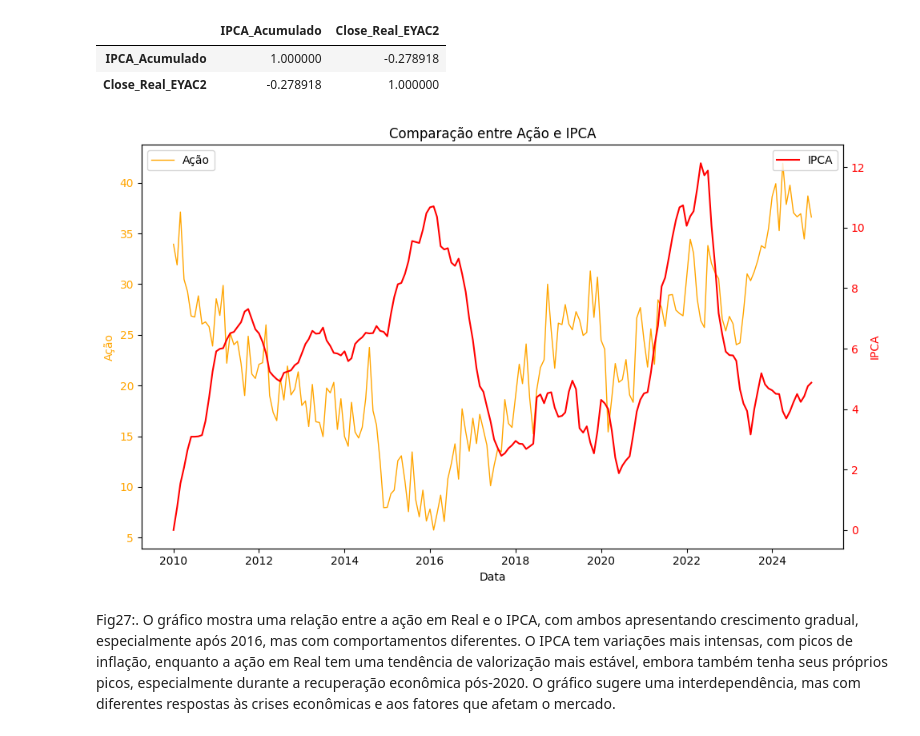
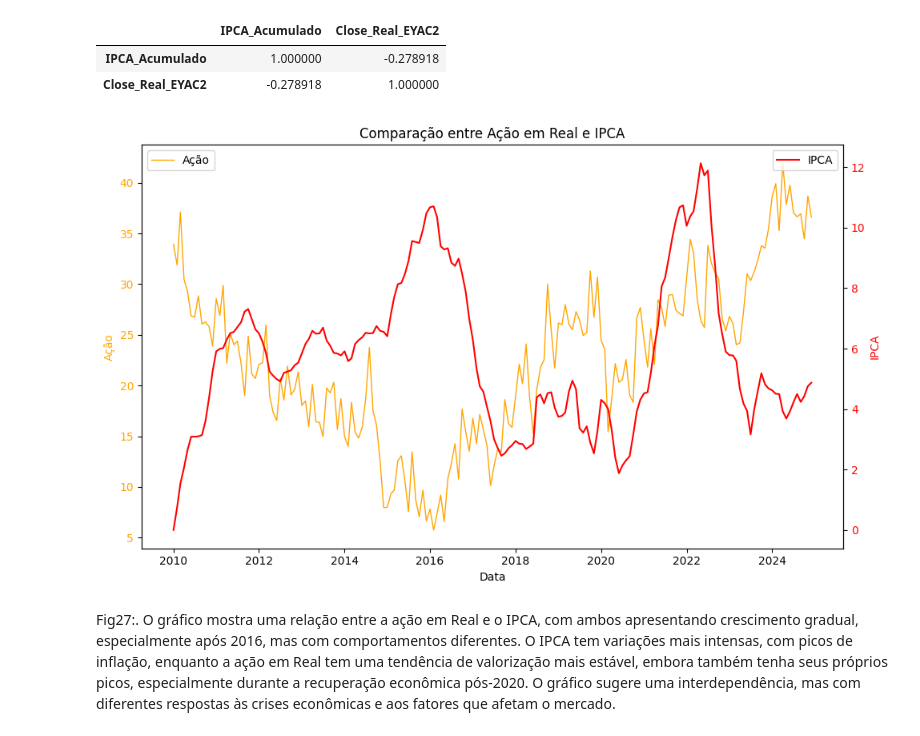
Before and after one commit to Juanpcsdev/Oil-Stock-Project, a Jupyter notebook: Notebooks/Analise/AnaliseExploratoria.ipynb, the cells around one changed output. Cells and saved outputs as stored; diff of their text form; code cells hidden in the pictures.

```diff
--- a/Notebooks/Analise/AnaliseExploratoria.ipynb
+++ b/Notebooks/Analise/AnaliseExploratoria.ipynb
@@ -642,24 +549,24 @@ df_mean[['IPCA_Acumulado','Close_Real_EYAC2']].corr(method='pearson')
 # %%
 fig, ax1 = plt.subplots(figsize=(10, 6))
 
 #Ibovespa
 ax1.set_xlabel('Data')
 ax1.set_ylabel('Ação', color='orange')
 ax1.plot(df_mean['Date'], df_mean['Close_Real_EYAC2'], color='orange', label='Ação', linewidth=1)
 ax1.tick_params(axis='y', labelcolor='orange')
 plt.legend()
 #IPCA
 ax2 = ax1.twinx()
 ax2.set_ylabel('IPCA', color='red')
 ax2.plot(df_mean['Date'], df_mean['IPCA_Acumulado'], color='red', alpha=1, label='IPCA')
 ax2.tick_params(axis='y', labelcolor='red')
 
 plt.legend()
-plt.title('Comparação entre Ação e IPCA')
+plt.title('Comparação entre Ação em Real e IPCA')
 fig.tight_layout()
 plt.show()
 # %% [output]
-[figure, old version]
+[figure, new version]
 # %% [markdown]
 Fig27:. O gráfico mostra uma relação entre a ação em Real e o IPCA, com ambos apresentando crescimento gradual, especialmente após 2016, mas com comportamentos diferentes. O IPCA tem variações mais intensas, com picos de inflação, enquanto a ação em Real tem uma tendência de valorização mais estável, embora também tenha seus próprios picos, especialmente durante a recuperação econômica pós-2020. O gráfico sugere uma interdependência, mas com diferentes respostas às crises econômicas e aos fatores que afetam o mercado.
 # %%
```
Also changed, not shown: parts of 38 cells of this notebook.
